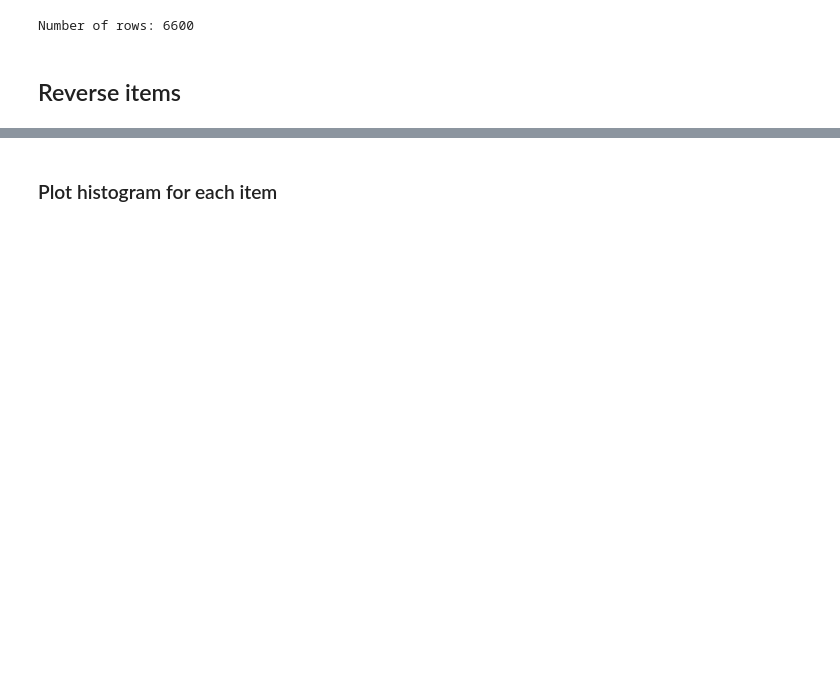
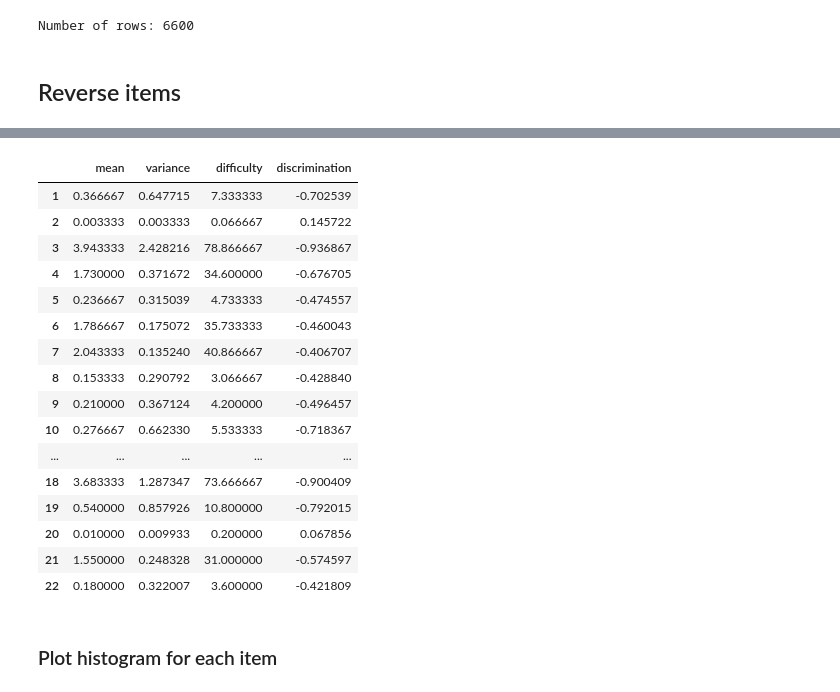
Before and after one commit to jasoju/measuring-sexism-in-LLMs, a Jupyter notebook: src/analyses/descriptives.ipynb, the cells around one changed output, grey strips where cells are left out. Saved outputs shown, nothing was run; the diff lists cells and outputs as text; code cells hidden in the pictures; blank space fills up the shorter version.

```diff
--- a/src/analyses/descriptives.ipynb
+++ b/src/analyses/descriptives.ipynb
@@ -78,3 +171,51 @@ df_item_var
+# %%
+# set sample size
+n = 300
+# set number of answer options
+k = 6
+# %%
+# mean
+mean_values = df_wide.mean(axis=0)
+
+# variance
+variance_values = df_wide.var(axis=0)
+
+# difficulty
+difficulty_values = (df_wide.sum(axis=0)/(n*(k-1)))*100
+
+# discrimination: (incl. part-whole-correction)
+sum = df_scores.sum(axis=1)
+discrimination_values = {
+    col: df_wide[col].corr(sum - df_wide[col]) for col in df_wide.columns
+}
+
+
+df_item_stats = pd.DataFrame({
+    "mean": mean_values,
+    "variance": variance_values,
+    "difficulty": difficulty_values,
+    "discrimination": discrimination_values
+})
+# %%
+df_item_stats
+# %% [output]
+|  | mean | variance | difficulty | discrimination |
+| 1 | 0.366667 | 0.647715 | 7.333333 | -0.702539 |
+| 2 | 0.003333 | 0.003333 | 0.066667 | 0.145722 |
+| 3 | 3.943333 | 2.428216 | 78.866667 | -0.936867 |
+| 4 | 1.730000 | 0.371672 | 34.600000 | -0.676705 |
+| 5 | 0.236667 | 0.315039 | 4.733333 | -0.474557 |
+| 6 | 1.786667 | 0.175072 | 35.733333 | -0.460043 |
+| 7 | 2.043333 | 0.135240 | 40.866667 | -0.406707 |
+| 8 | 0.153333 | 0.290792 | 3.066667 | -0.428840 |
+| 9 | 0.210000 | 0.367124 | 4.200000 | -0.496457 |
+| 10 | 0.276667 | 0.662330 | 5.533333 | -0.718367 |
+| ... | ... | ... | ... | ... |
+| 18 | 3.683333 | 1.287347 | 73.666667 | -0.900409 |
+| 19 | 0.540000 | 0.857926 | 10.800000 | -0.792015 |
+| 20 | 0.010000 | 0.009933 | 0.200000 | 0.067856 |
+| 21 | 1.550000 | 0.248328 | 31.000000 | -0.574597 |
+| 22 | 0.180000 | 0.322007 | 3.600000 | -0.421809 |
 # %% [markdown]
 ### Plot histogram for each item
 # %%
```
Also changed, not shown: parts of 31 cells of this notebook.
